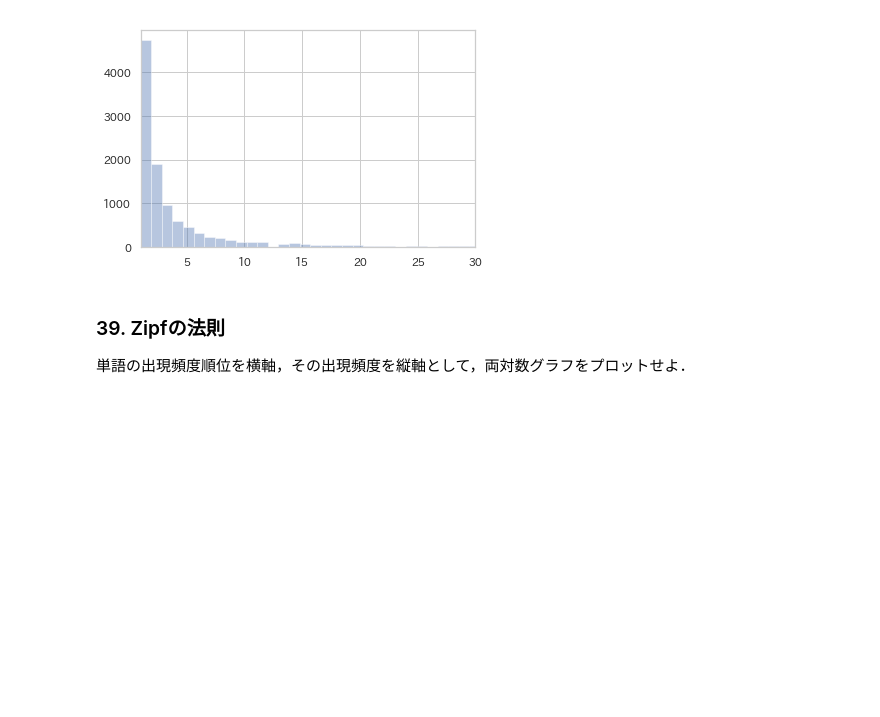
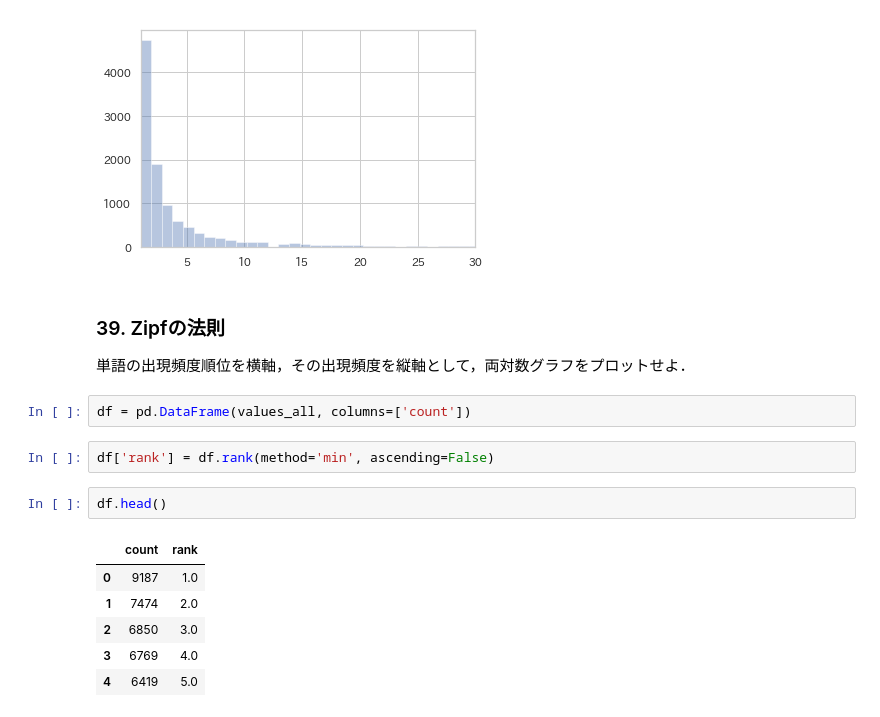
Before and after one commit to matsudo840/nlp100, a Jupyter notebook: Chap4.ipynb, the cells around one changed output. Saved outputs shown, nothing was run; the diff lists cells and outputs as text; blank space fills up the shorter version.

```diff
--- a/Chap4.ipynb
+++ b/Chap4.ipynb
@@ -229,3 +229,16 @@ plt.xlim([1, 30])
 # %% [markdown]
 ### 39. Zipfの法則
 単語の出現頻度順位を横軸，その出現頻度を縦軸として，両対数グラフをプロットせよ．
+# %%
+df = pd.DataFrame(values_all, columns=['count'])
+# %%
+df['rank'] = df.rank(method='min', ascending=False)
+# %%
+df.head()
+# %% [output]
+|  | count | rank |
+| 0 | 9187 | 1.0 |
+| 1 | 7474 | 2.0 |
+| 2 | 6850 | 3.0 |
+| 3 | 6769 | 4.0 |
+| 4 | 6419 | 5.0 |
```
Also changed, not shown: parts of 1 cell of this notebook.
